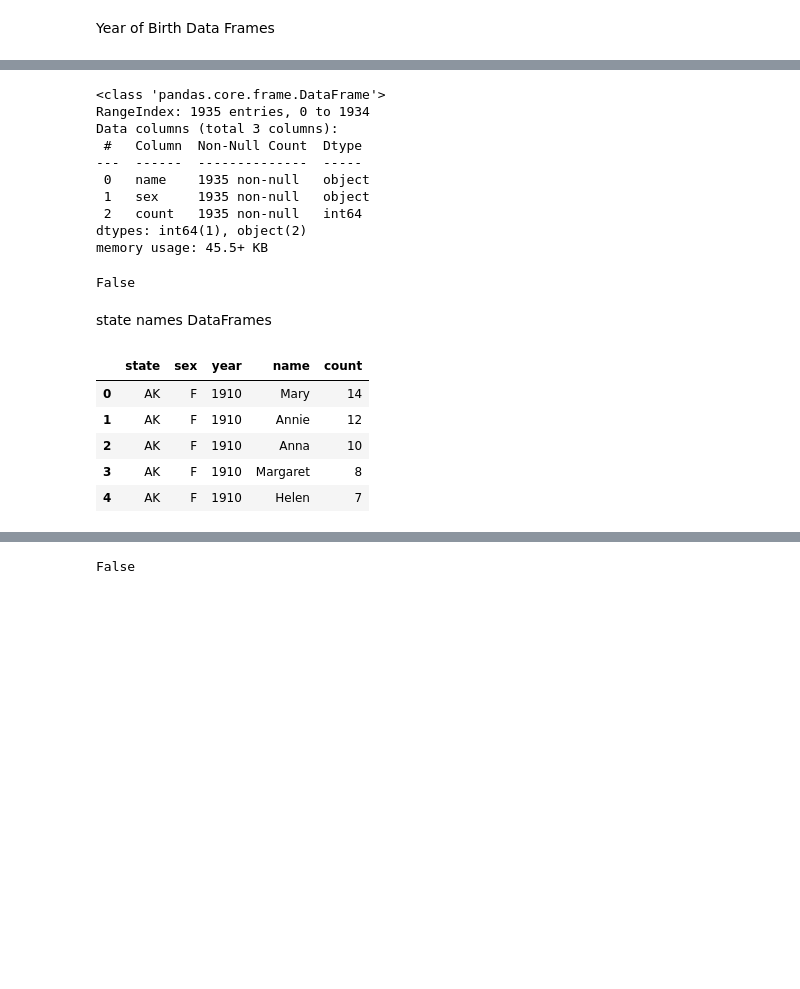
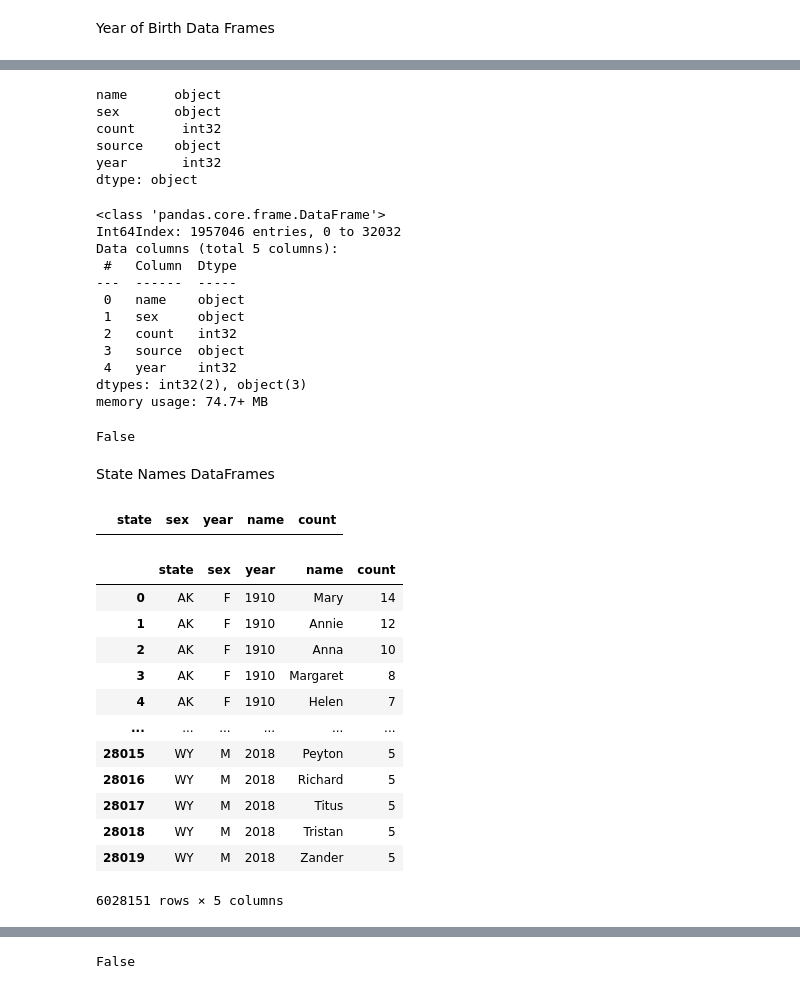
Before and after one commit to BrittLHeth/Project_2_Names, a Jupyter notebook: names.ipynb, the cells around one changed output, grey strips where cells are left out. Drawn from its saved outputs; the diff is of its cells as text; code cells hidden in the pictures; blank space fills up the shorter version.

```diff
--- a/names.ipynb
+++ b/names.ipynb
@@ -19,0 +8,3 @@ yob1881_df.head()
+# %%
+names_df = pd.DataFrame(columns = ["name", "sex", "count" ,"source", "year"])
+names_df
@@ -19,0 +13,15 @@ yob1881_df.head()
+# %%
+#i=0
+
+for fileName in os.listdir("Resources/names"):
+    #print(fileName)
+    #i+=1
+    #if i >5:
+        #break
+    if fileName.endswith(".txt"):
+        temp_df=pd.read_csv("Resources/names/"+ fileName, sep=",", header=None)
+        temp_df.columns = ["name", "sex", "count"]
+        temp_df["source"] = fileName
+        temp_df["year"] = int(fileName.split("yob")[1].split(".txt")[0])
+        names_df = names_df.append(temp_df)
+names_df
@@ -43,14 +54,27 @@ dtype: object
+# %%
+names_df['count'] = names_df['count'].astype(int)
+names_df['year'] = names_df['year'].astype(int)
+names_df.dtypes
+# %% [output]
+name      object
+sex       object
+count      int32
+source    object
+year       int32
+dtype: object
 # %%
-yob1881_df.info()
+names_df.info()
 # %% [output]
 <class 'pandas.core.frame.DataFrame'>
-RangeIndex: 1935 entries, 0 to 1934
-Data columns (total 3 columns):
- #   Column  Non-Null Count  Dtype
----  ------  --------------  -----
- 0   name    1935 non-null   object
- 1   sex     1935 non-null   object
- 2   count   1935 non-null   int64
-dtypes: int64(1), object(2)
-memory usage: 45.5+ KB
+Int64Index: 1957046 entries, 0 to 32032
+Data columns (total 5 columns):
+ #   Column  Dtype
+---  ------  -----
+ 0   name    object
+ 1   sex     object
+ 2   count   int32
+ 3   source  object
+ 4   year    int32
+dtypes: int32(2), object(3)
+memory usage: 74.7+ MB
 # %%
@@ -58,18 +82,32 @@ print(yob1881_df.isnull().values.any())
 # %% [output]
 False
-# %% [markdown]
-state names DataFrames
+# %% [markdown]
+State Names DataFrames
+# %%
+state_names_df = pd.DataFrame(columns = ["state","sex","year","name", "count"])
+state_names_df
+# %% [output]
+|  | state | sex | year | name | count |
 # %%
-ak_data = pd.read_csv('Resources/namesbystate/AK.txt', sep=",", header=None)
-ak_data.columns = ["state","sex","year","name", "count"]
-
-ak_names_df = pd.DataFrame(ak_data)
-ak_names_df.head()
+for fileName in os.listdir("Resources/namesbystate"):
+    #print(fileName)
+    if fileName.endswith(".TXT"):
+        tempdf=pd.read_csv("Resources/namesbystate/"+ fileName, sep=",", header=None)
+        tempdf.columns = ["state","sex","year","name", "count"]
+        state_names_df = state_names_df.append(tempdf)
+state_names_df
 # %% [output]
 |  | state | sex | year | name | count |
 | 0 | AK | F | 1910 | Mary | 14 |
 | 1 | AK | F | 1910 | Annie | 12 |
 | 2 | AK | F | 1910 | Anna | 10 |
 | 3 | AK | F | 1910 | Margaret | 8 |
 | 4 | AK | F | 1910 | Helen | 7 |
+| ... | ... | ... | ... | ... | ... |
+| 28015 | WY | M | 2018 | Peyton | 5 |
+| 28016 | WY | M | 2018 | Richard | 5 |
+| 28017 | WY | M | 2018 | Titus | 5 |
+| 28018 | WY | M | 2018 | Tristan | 5 |
+| 28019 | WY | M | 2018 | Zander | 5 |
+6028151 rows × 5 columns
 # %%
```
Also changed, not shown: parts of 13 cells of this notebook.
